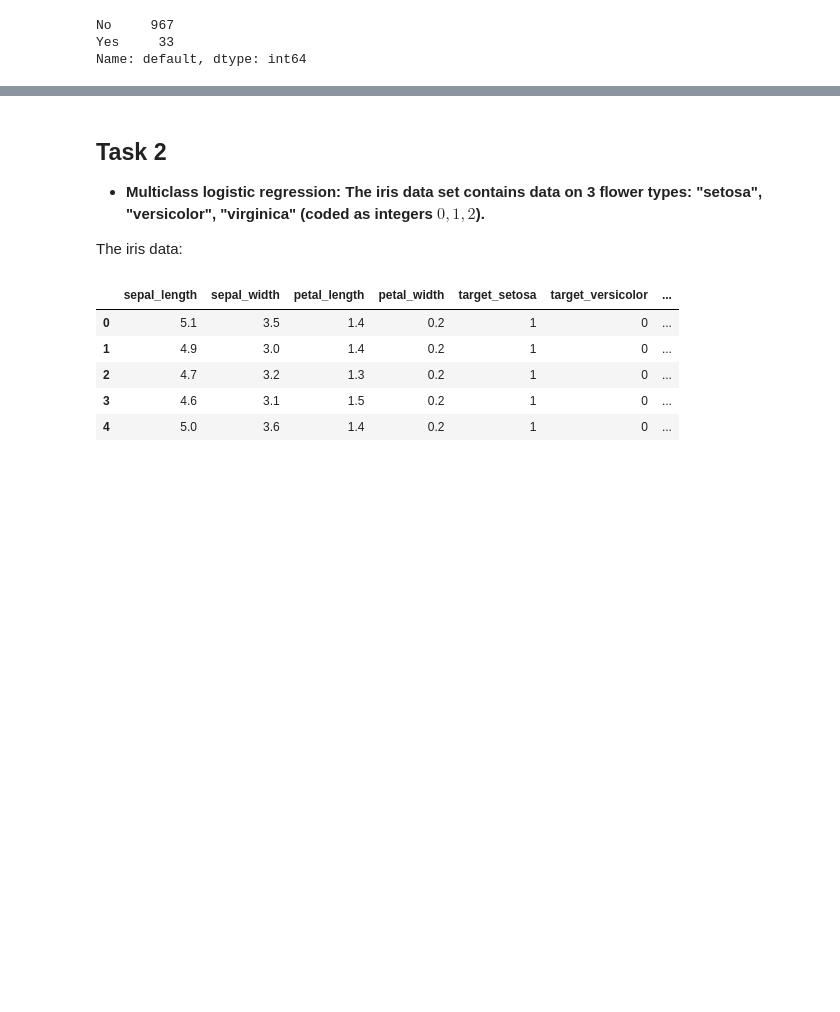
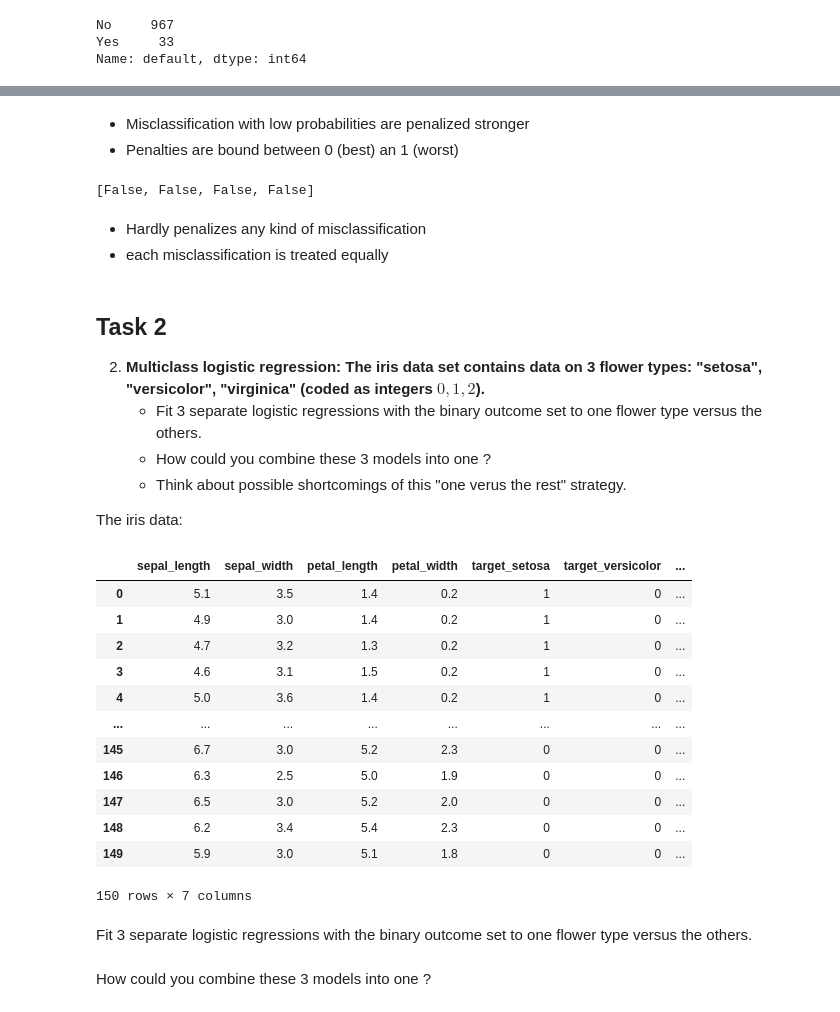
Before and after one commit to Heity94/01_DataScience_2021, a Jupyter notebook: Week_08/Homework8.ipynb, the cells around one changed output, grey strips where cells are left out. Drawn from its saved outputs; the diff is of its cells as text; code cells hidden in the pictures; blank space fills up the shorter version.

```diff
--- a/Week_08/Homework8.ipynb
+++ b/Week_08/Homework8.ipynb
@@ -78,7 +160,22 @@ plt.title('Default versus balance');
+# %% [markdown]
+* Misclassification with low probabilities are penalized stronger
+* Penalties are bound between 0 (best) an 1 (worst)
+# %%
+# Accuracy
+acc = [y==(p>0.5) for p in pHat]
+acc
+# %% [output]
+[False, False, False, False]
+# %% [markdown]
+* Hardly penalizes any kind of misclassification
+* each misclassification is treated equally
 # %% [markdown]
 ## Task 2
 
-* **Multiclass logistic regression: The iris data set contains data on 3 flower types: "setosa", "versicolor", "virginica" (coded as integers $0, 1, 2$).**
+2. **Multiclass logistic regression: The iris data set contains data on 3 flower types: "setosa", "versicolor", "virginica" (coded as integers $0, 1, 2$).**
+    * Fit 3 separate logistic regressions with the binary outcome set to one flower type versus the others.
+    * How could you combine these 3 models into one ?
+    * Think about possible shortcomings of this "one verus the rest" strategy.
 
 The iris data:
 # %%
@@ -90,14 +185,23 @@ iris = datasets.load_iris()
 # %%
 flower_types = iris['target_names']
 
 X_iris = pd.DataFrame(iris['data'], columns=['sepal_length','sepal_width','petal_length','petal_width'])
 y_iris = pd.get_dummies(pd.DataFrame(list(map(lambda x: flower_types[x], iris['target'])), columns=['target']))
 
-X_iris.join(y_iris).head()
+X_iris.join(y_iris)
 # %% [output]
 |  | sepal_length | sepal_width | petal_length | petal_width | target_setosa | target_versicolor | ... |
 | 0 | 5.1 | 3.5 | 1.4 | 0.2 | 1 | 0 | ... |
 | 1 | 4.9 | 3.0 | 1.4 | 0.2 | 1 | 0 | ... |
 | 2 | 4.7 | 3.2 | 1.3 | 0.2 | 1 | 0 | ... |
 | 3 | 4.6 | 3.1 | 1.5 | 0.2 | 1 | 0 | ... |
 | 4 | 5.0 | 3.6 | 1.4 | 0.2 | 1 | 0 | ... |
+| ... | ... | ... | ... | ... | ... | ... | ... |
+| 145 | 6.7 | 3.0 | 5.2 | 2.3 | 0 | 0 | ... |
+| 146 | 6.3 | 2.5 | 5.0 | 1.9 | 0 | 0 | ... |
+| 147 | 6.5 | 3.0 | 5.2 | 2.0 | 0 | 0 | ... |
+| 148 | 6.2 | 3.4 | 5.4 | 2.3 | 0 | 0 | ... |
+| 149 | 5.9 | 3.0 | 5.1 | 1.8 | 0 | 0 | ... |
+150 rows × 7 columns
+# %% [markdown]
+Fit 3 separate logistic regressions with the binary outcome set to one flower type versus the others.
@@ -103,0 +214,2 @@ X_iris.join(y_iris).head()
+# %% [markdown]
+How could you combine these 3 models into one ?
```
Also changed, not shown: parts of 31 cells of this notebook, 1 other file.
